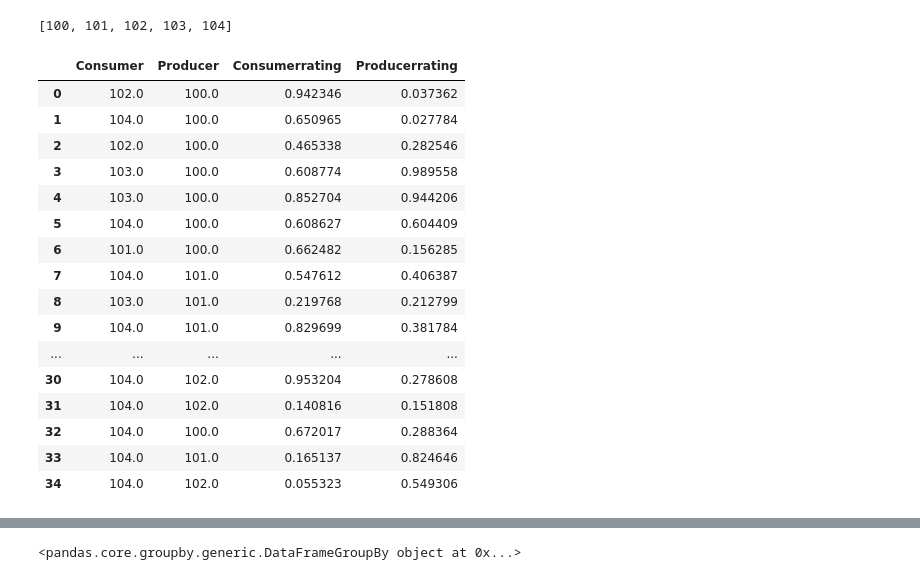
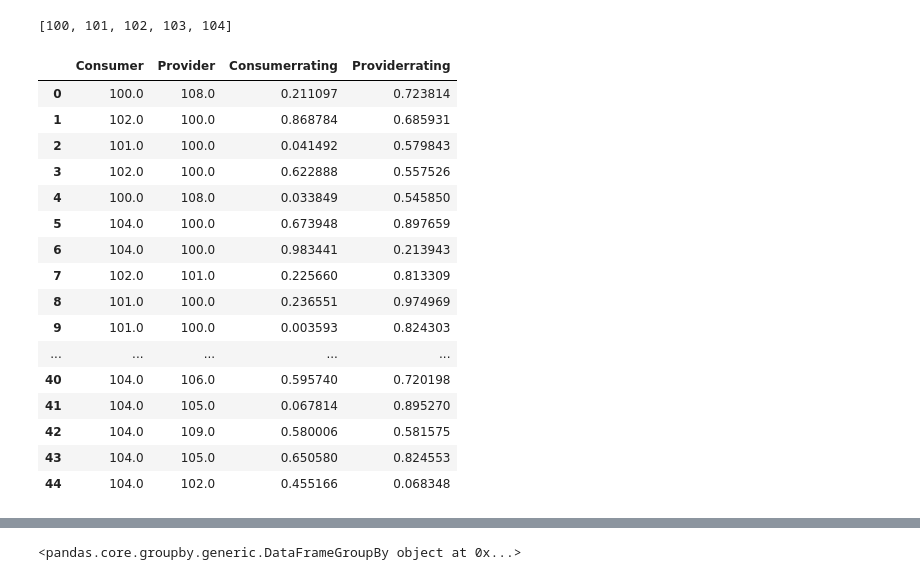
Before and after one commit to xahiru/robustra, a Jupyter notebook: ROBUSTRA.ipynb, the cells around one changed output, grey strips where cells are left out. Drawn from its saved outputs; the diff is of its cells as text; code cells hidden in the pictures.

```diff
--- a/ROBUSTRA.ipynb
+++ b/ROBUSTRA.ipynb
@@ -3,19 +3,19 @@ import random
 import itertools
 import numpy as np
 import pandas as pd
-n_transactions = 40
+n_transactions = 50
 phi = 0.5
-x = tuple(range(0,100))
+# x = tuple(range(0,100))
 # interactions = [(random.randrange(-1, 1), random.randrange(-1, 1)) for i in range(n_transactions)]
 # %%
-interactions2 = [(random.randrange(100, 105), random.randrange(100, 105), random.uniform(0, 1), random.uniform(0, 1)) for i in range(n_transactions)]
+interactions2 = [(random.randrange(100, 105), random.randrange(100, 110), random.uniform(0, 1), random.uniform(0, 1)) for i in range(n_transactions)]
 # interactions2 = [(random.randrange(100, 105), random.randrange(110, 115), random.randrange(-1, 1), random.randrange(-1, 1)) for i in range(n_transactions)]
 
 # interactions2
-dt = pd.DataFrame(interactions2, columns=['Consumer', 'Producer', 'Consumerrating', 'Producerrating'])
+dt = pd.DataFrame(interactions2, columns=['Consumer', 'Provider', 'Consumerrating', 'Providerrating'])
 # dt.head(20)
-print (dt['Consumer'] != dt['Producer'])
-dt = dt[dt['Consumer'] != dt['Producer']]
+print (dt['Consumer'] != dt['Provider'])
+dt = dt[dt['Consumer'] != dt['Provider']]
 dt.reset_index(drop=True, inplace=True)
 dt
 # print (dt['userID1'] != dt['userID2'])
@@ -59,38 +59,38 @@ dtype: bool
 # %%
 uniqueid1list = dt.Consumer.unique().tolist()
 print(uniqueid1list)
 dn = pd.DataFrame()
 indexlist = []
 for i in uniqueid1list:
     for index,row in dt.iterrows():
         row = row.copy()
-        if row['Producer'] == i: #and index not in indexlist
-            dt.loc[index, 'Producer'] = row['Consumer']
-            dt.loc[index, 'Consumer'] = row['Producer']
+        if row['Provider'] == i: #and index not in indexlist
+            dt.loc[index, 'Provider'] = row['Consumer']
+            dt.loc[index, 'Consumer'] = row['Provider']
 #             indexlist.append(index)
 #     if i in uniqueid1list:
 #             uniqueid1list.remove(i)
 #     dt = dt.sort_values('userID1')
 
 
 # dx = dt.sort_values('userID1', ignore_index=True)
 dt
 # %% [output]
 [100, 101, 102, 103, 104]
-|  | Consumer | Producer | Consumerrating | Producerrating |
-| 0 | 102.0 | 100.0 | 0.942346 | 0.037362 |
-| 1 | 104.0 | 100.0 | 0.650965 | 0.027784 |
-| 2 | 102.0 | 100.0 | 0.465338 | 0.282546 |
-| 3 | 103.0 | 100.0 | 0.608774 | 0.989558 |
-| 4 | 103.0 | 100.0 | 0.852704 | 0.944206 |
-| 5 | 104.0 | 100.0 | 0.608627 | 0.604409 |
-| 6 | 101.0 | 100.0 | 0.662482 | 0.156285 |
-| 7 | 104.0 | 101.0 | 0.547612 | 0.406387 |
-| 8 | 103.0 | 101.0 | 0.219768 | 0.212799 |
-| 9 | 104.0 | 101.0 | 0.829699 | 0.381784 |
+|  | Consumer | Provider | Consumerrating | Providerrating |
+| 0 | 100.0 | 108.0 | 0.211097 | 0.723814 |
+| 1 | 102.0 | 100.0 | 0.868784 | 0.685931 |
+| 2 | 101.0 | 100.0 | 0.041492 | 0.579843 |
+| 3 | 102.0 | 100.0 | 0.622888 | 0.557526 |
+| 4 | 100.0 | 108.0 | 0.033849 | 0.545850 |
+| 5 | 104.0 | 100.0 | 0.673948 | 0.897659 |
+| 6 | 104.0 | 100.0 | 0.983441 | 0.213943 |
+| 7 | 102.0 | 101.0 | 0.225660 | 0.813309 |
+| 8 | 101.0 | 100.0 | 0.236551 | 0.974969 |
+| 9 | 101.0 | 100.0 | 0.003593 | 0.824303 |
 | ... | ... | ... | ... | ... |
-| 30 | 104.0 | 102.0 | 0.953204 | 0.278608 |
-| 31 | 104.0 | 102.0 | 0.140816 | 0.151808 |
-| 32 | 104.0 | 100.0 | 0.672017 | 0.288364 |
-| 33 | 104.0 | 101.0 | 0.165137 | 0.824646 |
-| 34 | 104.0 | 102.0 | 0.055323 | 0.549306 |
+| 40 | 104.0 | 106.0 | 0.595740 | 0.720198 |
+| 41 | 104.0 | 105.0 | 0.067814 | 0.895270 |
+| 42 | 104.0 | 109.0 | 0.580006 | 0.581575 |
+| 43 | 104.0 | 105.0 | 0.650580 | 0.824553 |
+| 44 | 104.0 | 102.0 | 0.455166 | 0.068348 |
```
Also changed, not shown: parts of 60 cells of this notebook, 16 other files.
